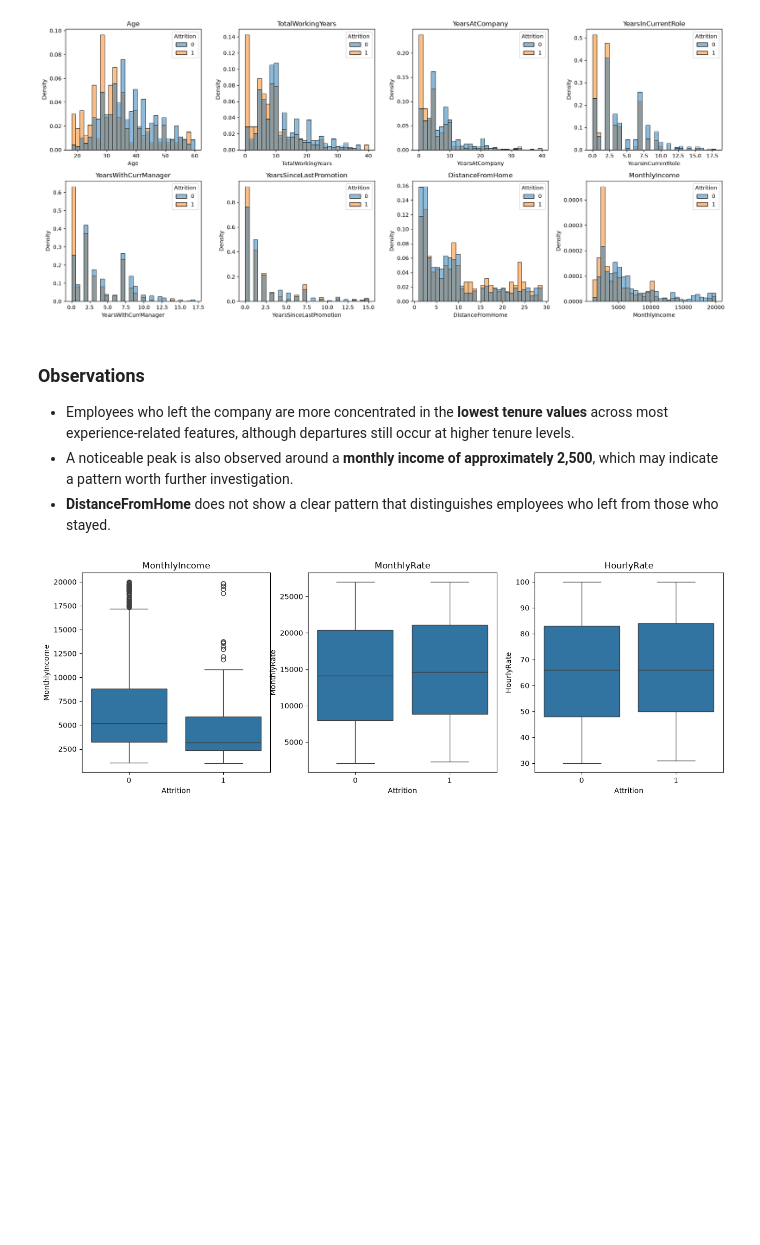
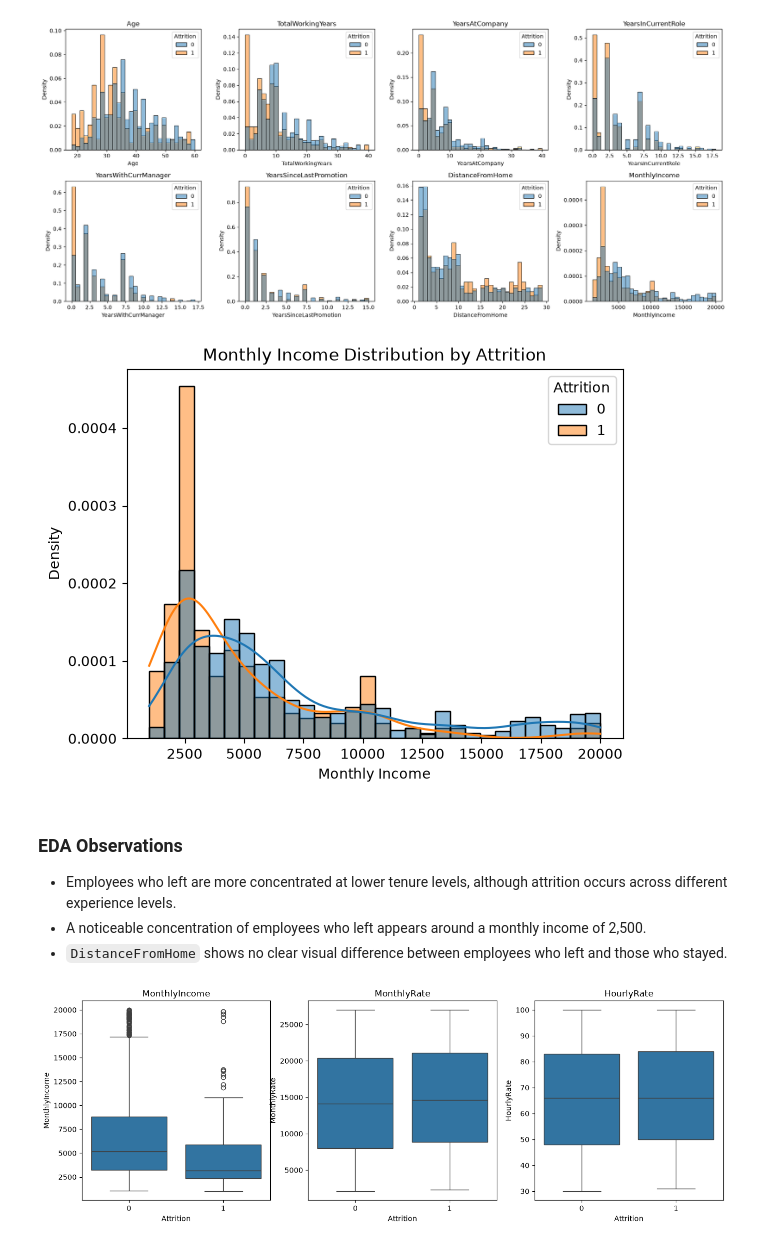
Before and after one commit to areenaAlmeshaly/Employee-Attrition-Prediction, a Jupyter notebook: Employee Attrition Prediction.ipynb, the cells around one changed output. Saved outputs shown, nothing was run; the diff lists cells and outputs as text; code cells hidden in the pictures; blank space fills up the shorter version.

```diff
--- a/Employee Attrition Prediction.ipynb
+++ b/Employee Attrition Prediction.ipynb
@@ -260,10 +221,25 @@ plt.tight_layout()
 plt.show()
 # %% [output]
 [figure]
+# %%
+sns.histplot(
+    data=df,
+    x="MonthlyIncome",
+    hue="Attrition",
+    kde=True,
+    bins=30,
+    stat="density",
+    common_norm=False)
+
+plt.title("Monthly Income Distribution by Attrition")
+plt.xlabel("Monthly Income")
+plt.show()
+# %% [output]
+[figure, added]
 # %% [markdown]
-### Observations
+### EDA Observations
 
-* Employees who left the company are more concentrated in the **lowest tenure values** across most experience-related features, although departures still occur at higher tenure levels.
-* A noticeable peak is also observed around a **monthly income of approximately 2,500**, which may indicate a pattern worth further investigation.
-* **DistanceFromHome** does not show a clear pattern that distinguishes employees who left from those who stayed.
+- Employees who left are more concentrated at lower tenure levels, although attrition occurs across different experience levels.
+- A noticeable concentration of employees who left appears around a monthly income of 2,500.
+- `DistanceFromHome` shows no clear visual difference between employees who left and those who stayed.
 # %%
```
Also changed, not shown: parts of 36 cells of this notebook.
